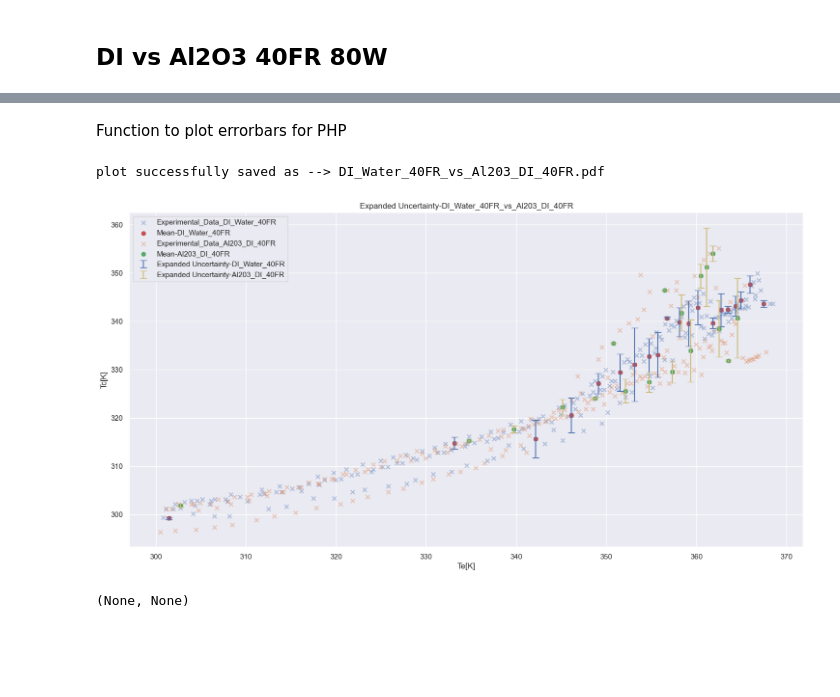
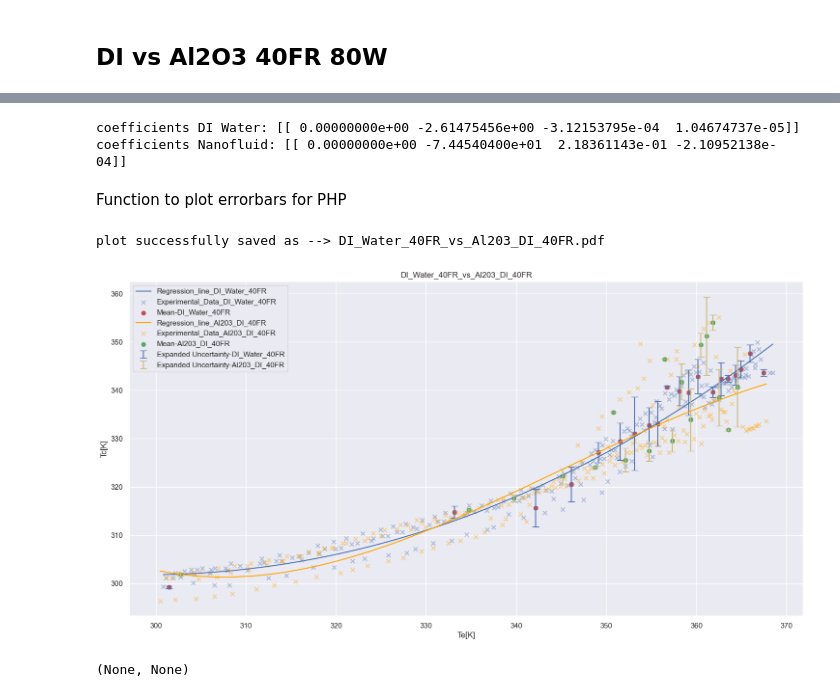
Before and after one commit to nirmalparmarphd/PulseHeatPipe, a Jupyter notebook: paper_plot.ipynb, the cells around one changed output, grey strips where cells are left out. Saved outputs shown, nothing was run; the diff lists cells and outputs as text; code cells hidden in the pictures; blank space fills up the shorter version.

Commit message:
paper plot code updated

```diff
--- a/paper_plot.ipynb
+++ b/paper_plot.ipynb
@@ -26 +31,33 @@ df_std_nf = pd.read_csv(csv_file_path_std, index_col=0)
+# %%
+def np_reg(X, y, degree, new_X=None):
+    # Reshape input data if needed
+    X = np.array(X).reshape(-1, 1)
+    y = np.array(y).reshape(-1, 1)
+    if new_X is not None:
+        new_X = np.array(new_X).reshape(-1, 1)
+
+    # Create polynomial features
+    poly_features = PolynomialFeatures(degree=degree)
+    X_poly = poly_features.fit_transform(X)
+
+    # Fit polynomial regression model
+    model = LinearRegression()
+    model.fit(X_poly, y)
+
+    # Get the coefficients
+    coefficients = model.coef_
+
+    # Generate regression equation
+    regression_equation = f'y = {coefficients[0][0]:.2f}'
+    for i in range(1, len(coefficients)):
+        coefficient_value = coefficients[i][0]
+        regression_equation += f' + {coefficient_value:.2f} * x^{i}'
+
+    # Predict y values for new_X if provided
+    y_pred = None
+    if new_X is not None:
+        new_X_poly = poly_features.transform(new_X)
+        y_pred = model.predict(new_X_poly)
+
+    return coefficients, regression_equation, y_pred
 # %%
@@ -90,2 +131,13 @@ plt.savefig(f"data/al2o3_diwater_exp/40_FR/{sample_di}_vs_{sample_nf}.pdf")
+# %%
+# example use of np_reg
+xx = 'Te[K]'
+yy = 'Tc[K]'
+coeff_di, reg_eq_di, y_pred_di = np_reg(X=df_mean_di[xx], y=df_mean_di[yy], degree=3, new_X=df_mean_di[xx])
+coeff_nf, reg_eq_nf, y_pred_nf = np_reg(X=df_mean_nf[xx], y=df_mean_nf[yy], degree=3, new_X=df_mean_nf[xx])
+print(f'coefficients DI Water: {coeff_di}')
+print(f'coefficients Nanofluid: {coeff_nf}')
+# %% [output]
+coefficients DI Water: [[ 0.00000000e+00 -2.61475456e+00 -3.12153795e-04  1.04674737e-05]]
+coefficients Nanofluid: [[ 0.00000000e+00 -7.44540400e+01  2.18361143e-01 -2.10952138e-04]]
 # %% [markdown]
 Function to plot errorbars for PHP
@@ -158,7 +144,7 @@ def np_plot(steps=5, x:str='Te[K]', y:str='Tc[K]', sample_nf:str='Al203_DI_40FR'
 # %%
 # example how to use function
-np_plot(steps=5, x='Te[K]', y='Tc[K]', sample_nf = 'Al203_DI_40FR', sample_di = 'DI_Water_40FR')
+np_plot(y_reg_di=y_pred_di, y_reg_nf=y_pred_nf, steps=5, x='Te[K]', y='Tc[K]', sample_nf = 'Al203_DI_40FR', sample_di = 'DI_Water_40FR')
 # %% [output]
 plot successfully saved as --> DI_Water_40FR_vs_Al203_DI_40FR.pdf
-[figure, old version]
+[figure, new version]
 (None, None)
```
Also changed, not shown: parts of 4 cells of this notebook.
